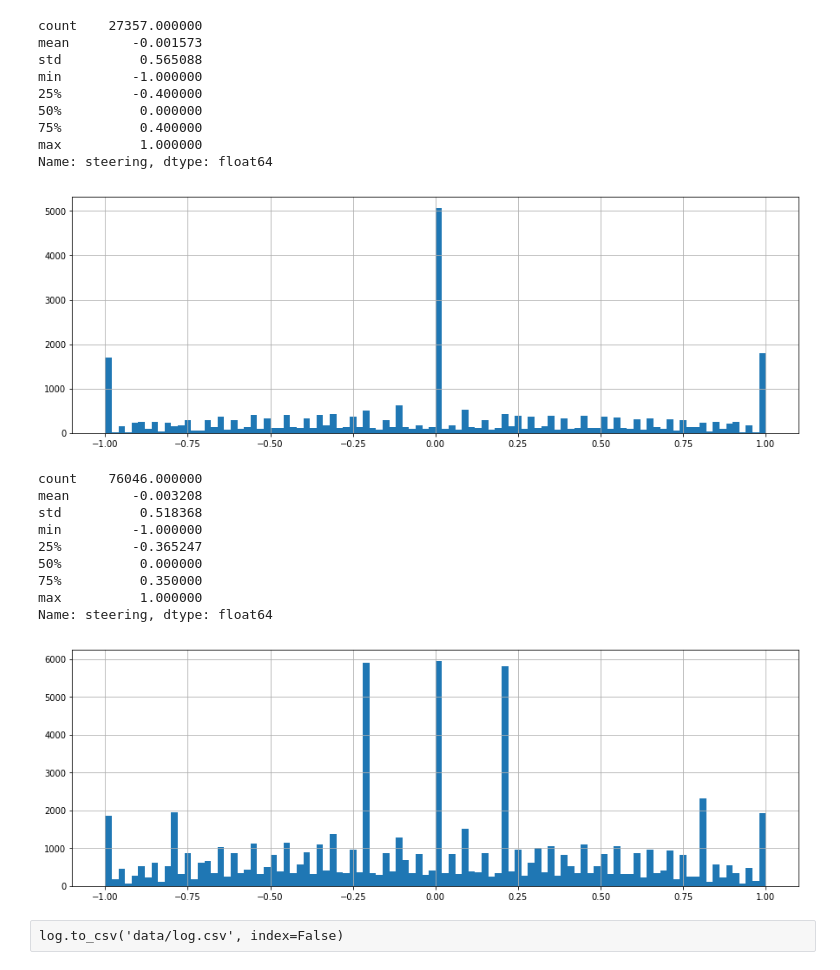
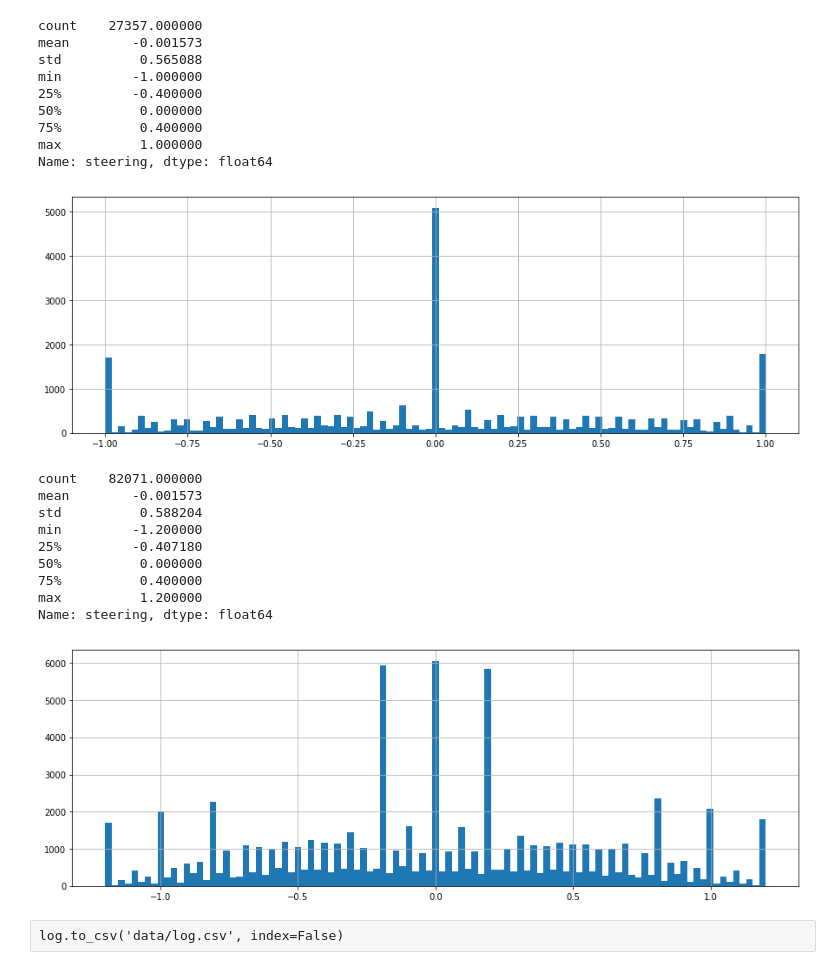
Before and after one commit to tmandzak/CarND-Behavioral-Cloning-P3, a Jupyter notebook: train2.ipynb, the cells around one changed output. Drawn from its saved outputs; the diff is of its cells as text; code cells hidden in the pictures.

```diff
--- a/train2.ipynb
+++ b/train2.ipynb
@@ -111,9 +112,9 @@ min         -1.000000
 max          1.000000
 Name: steering, dtype: float64
 # %%
-_ = driving_log['steering'].hist(bins=100, figsize=(15,5))
+_ = driving_log['steering'].hist(bins=101, figsize=(15,5))
 # %% [output]
-[figure, old version]
+[figure, new version]
 # %%
 def augment_left_right(driving_log, correction):
     log = pd.DataFrame({'image':driving_log['center']
@@ -123,26 +124,26 @@ def augment_left_right(driving_log, correction):
                                 .append(driving_log['steering'] + correction)
                                 .append(driving_log['steering'] - correction)})
 
-    log = log[(log['steering']>=-1)&(log['steering']<=1)]
+    #log = log[(log['steering']>=-1)&(log['steering']<=1)]
     return log
 # %%
 log = augment_left_right(driving_log, correction)
 # %%
 log['steering'].describe()
 # %% [output]
-count    76046.000000
-mean        -0.003208
-std          0.518368
-min         -1.000000
-25%         -0.365247
+count    82071.000000
+mean        -0.001573
+std          0.588204
+min         -1.200000
+25%         -0.407180
 50%          0.000000
-75%          0.350000
-max          1.000000
+75%          0.400000
+max          1.200000
 Name: steering, dtype: float64
 # %%
-_ = log['steering'].hist(bins=100, figsize=(15,5))
+_ = log['steering'].hist(bins=101, figsize=(15,5))
 # %% [output]
-[figure, old version]
+[figure, new version]
 # %%
 log = log.sample(frac=1).reset_index(drop=True)  #shuffle log DataFrame
 # %% [raw]
```
Also changed, not shown: parts of 16 cells of this notebook, 6 other files.
